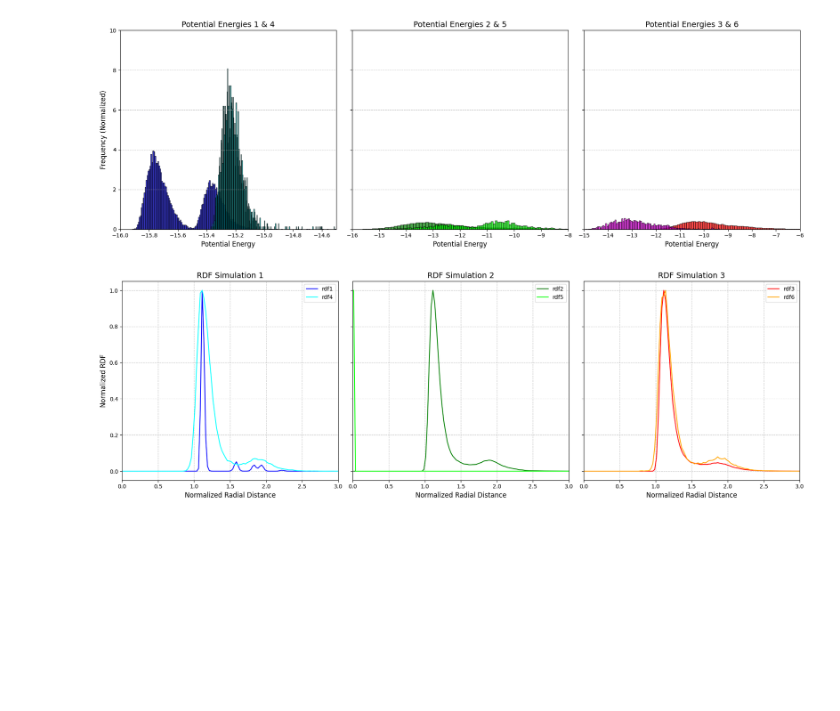
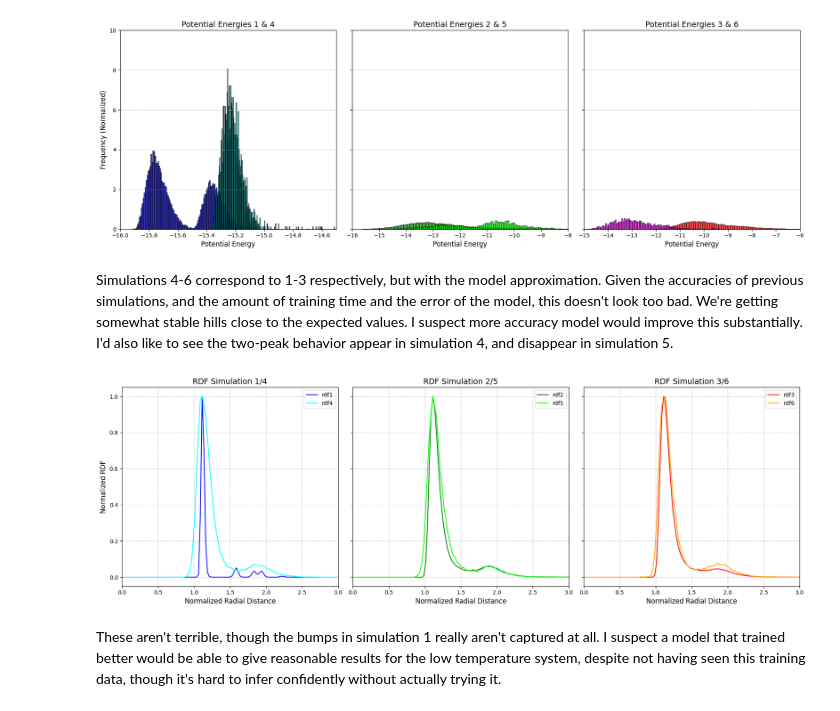
Before and after one commit to iceplant/ml_for_mol_sim, a Jupyter notebook: hw09/lj_BPnet.ipynb, the cells around one changed output. Saved outputs shown, nothing was run; the diff lists cells and outputs as text; code cells hidden in the pictures; blank space fills up the shorter version.

Commit message:
fixed last plot on drf sim 2/5

```diff
--- a/hw09/lj_BPnet.ipynb
+++ b/hw09/lj_BPnet.ipynb
@@ -1095,7 +1076,7 @@ for i in range(n_steps):
 # run Langevin
 for i in range(n_steps):
     if i % n_log == 0:
-        positions4[i // n_log] = r5
+        positions5[i // n_log] = r5
         potential_energies5[i// n_log] = energy_model(r5)
     r5, v5, f5 = langevin_step(r5, v5, f5, energy_model, dt, lc_5)
 
@@ -1105,6 +1086,13 @@ for i in range(n_steps):
         positions6[i // n_log] = r6
         potential_energies6[i// n_log] = energy_model(r6)
     r6, v6, f6 = langevin_step(r6, v6, f6, energy_model, dt, lc_6)
+# %%
+# run Langevin
+for i in range(n_steps):
+    if i % n_log == 0:
+        positions5[i // n_log] = r5
+        potential_energies5[i// n_log] = energy_model(r5)
+    r5, v5, f5 = langevin_step(r5, v5, f5, energy_model, dt, lc_5)
 # %%
 fig, axes = plt.subplots(1, 3, figsize=(18, 6), sharey=True)
 
@@ -1171,6 +1159,8 @@ plt.tight_layout()
 plt.show()
 # %% [output]
 [figure]
+# %% [markdown]
+Simulations 4-6 correspond to 1-3 respectively, but with the model approximation. Given the accuracies of previous simulations, and the amount of training time and the error of the model, this doesn't look too bad. We're getting somewhat stable hills close to the expected values. I suspect more accuracy model would improve this substantially. I'd also like to see the two-peak behavior appear in simulation 4, and disappear in simulation 5.
 # %%
 rdf4 = radial_distribution_function(positions4.detach().numpy())
 rdf5 = radial_distribution_function(positions5.detach().numpy())
@@ -1179,34 +1169,36 @@ rdf6 = radial_distribution_function(positions6.detach().numpy())
 fig, axes = plt.subplots(1, 3, figsize=(18, 6), sharey=True)
 
 # Plot rdf1 and rdf4 on the first subplot
 axes[0].plot(rdf1[0], rdf1[1] / rdf1[1].max(), label='rdf1', color='blue')
 axes[0].plot(rdf4[0], rdf4[1] / rdf4[1].max(), label='rdf4', color='cyan')
-axes[0].set_title('RDF Simulation 1', fontsize=14)
+axes[0].set_title('RDF Simulation 1/4', fontsize=14)
 axes[0].set_xlabel('Normalized Radial Distance', fontsize=12)
 axes[0].set_ylabel('Normalized RDF', fontsize=12)
 axes[0].legend()
 
 # Plot rdf2 and rdf5 on the second subplot
 axes[1].plot(rdf2[0], rdf2[1] / rdf2[1].max(), label='rdf2', color='green')
 axes[1].plot(rdf5[0], rdf5[1] / rdf5[1].max(), label='rdf5', color='lime')
-axes[1].set_title('RDF Simulation 2', fontsize=14)
+axes[1].set_title('RDF Simulation 2/5', fontsize=14)
 axes[1].set_xlabel('Normalized Radial Distance', fontsize=12)
 axes[1].legend()
 
 # Plot rdf3 and rdf6 on the third subplot
 axes[2].plot(rdf3[0], rdf3[1] / rdf3[1].max(), label='rdf3', color='red')
 axes[2].plot(rdf6[0], rdf6[1] / rdf6[1].max(), label='rdf6', color='orange')
-axes[2].set_title('RDF Simulation 3', fontsize=14)
+axes[2].set_title('RDF Simulation 3/6', fontsize=14)
 axes[2].set_xlabel('Normalized Radial Distance', fontsize=12)
 axes[2].legend()
 
 # Set consistent x-limits and grid lines
 for ax in axes:
     ax.set_xlim(0, 3)
     ax.grid(linestyle='--', alpha=0.7)
 
 # Adjust layout and display
 plt.tight_layout()
 plt.show()
 # %% [output]
-[figure, old version]
+[figure, new version]
+# %% [markdown]
+These aren't terrible, though the bumps in simulation 1 really aren't captured at all. I suspect a model that trained better would be able to give reasonable results for the low temperature system, despite not having seen this training data, though it's hard to infer confidently without actually trying it.
```
Also changed, not shown: parts of 1 cell of this notebook.
